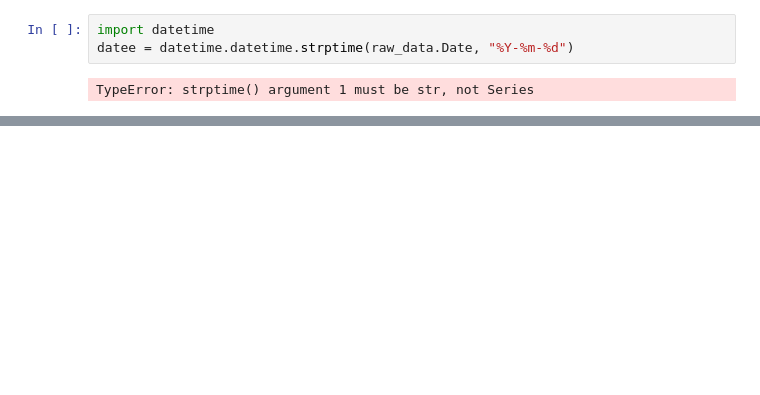
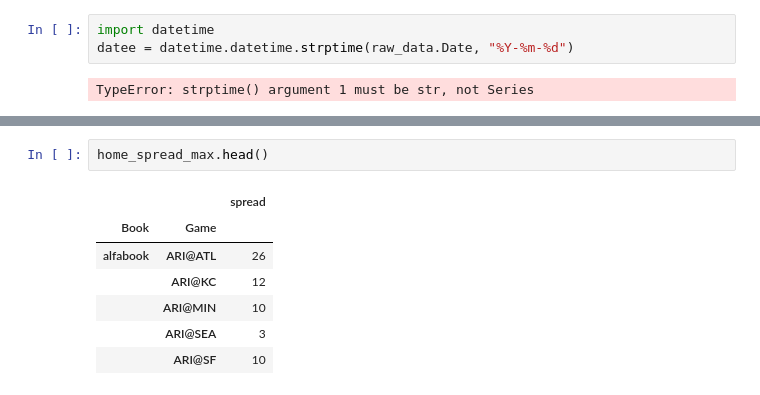
Before and after one commit to bennykan/ML1030, a Jupyter notebook: ML 1030 - Data Exploration.ipynb, the cells around one changed output, grey strips where cells are left out. Drawn from its saved outputs; the diff is of its cells as text; blank space fills up the shorter version.

```diff
--- a/ML 1030 - Data Exploration.ipynb
+++ b/ML 1030 - Data Exploration.ipynb
@@ -94,0 +164,10 @@ dtype: float64
+# %%
+home_spread_max.head()
+# %% [output]
+|  |  | spread |
+| Book | Game |  |
+| alfabook | ARI@ATL | 26 |
+|  | ARI@KC | 12 |
+|  | ARI@MIN | 10 |
+|  | ARI@SEA | 3 |
+|  | ARI@SF | 10 |
```
Also changed, not shown: parts of 4 cells of this notebook.
